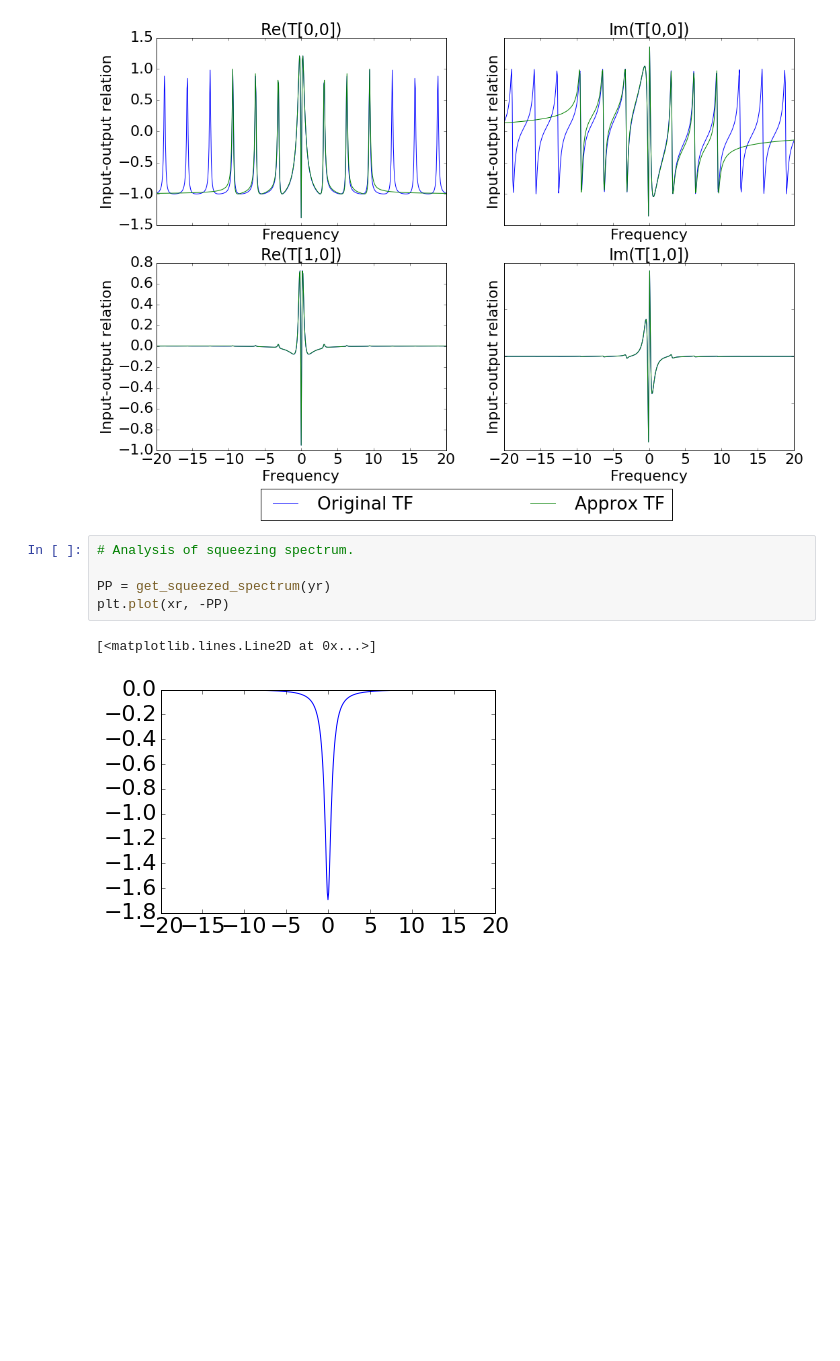
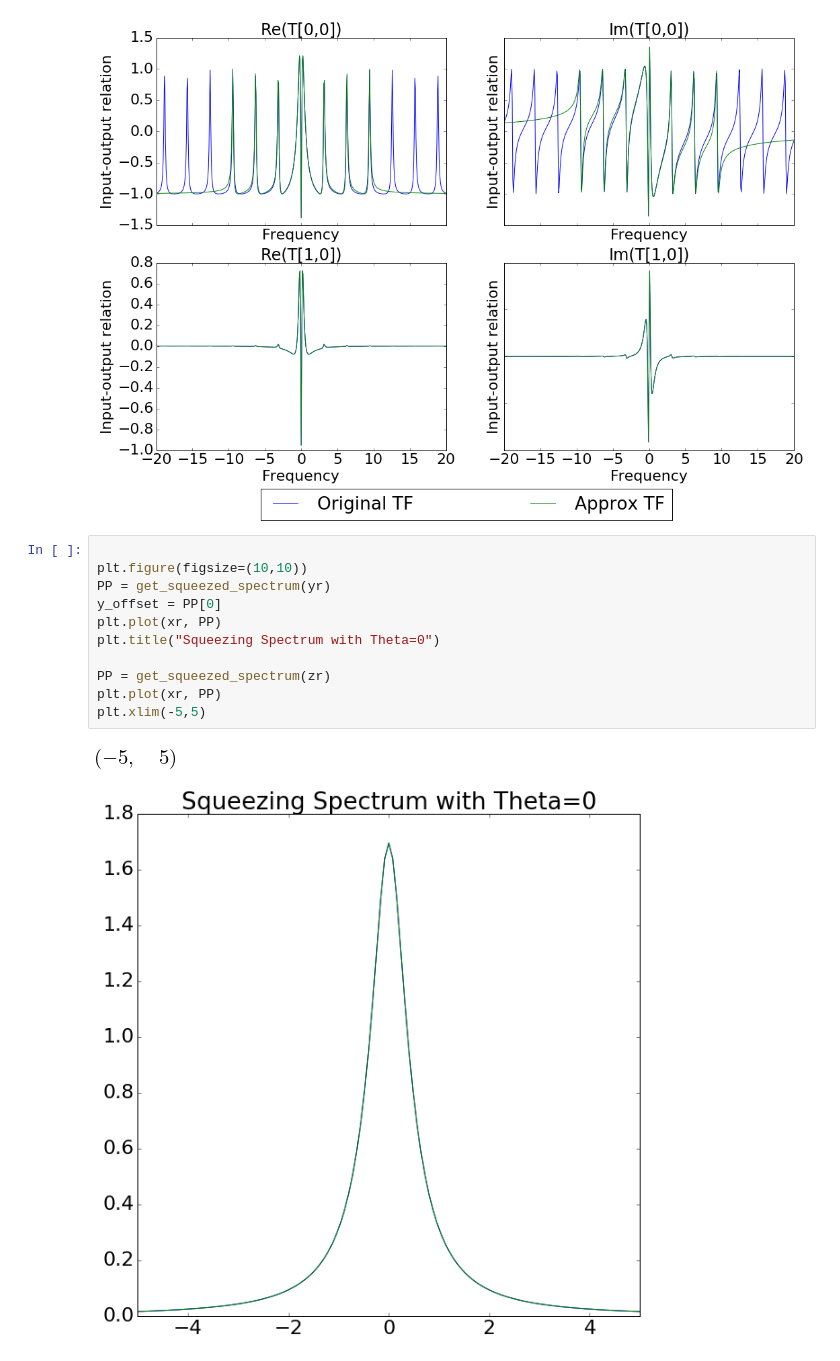
Before and after one commit to tabakg/active_lin_sys_fact, a Jupyter notebook: example_1_vector_perturbation.ipynb, the cells around one changed output. Drawn from its saved outputs; the diff is of its cells as text; blank space fills up the shorter version.

```diff
--- a/example_1_vector_perturbation.ipynb
+++ b/example_1_vector_perturbation.ipynb
@@ -705,11 +726,17 @@ for ax in axarr.flat:
     ax.label_outer()
 # %% [output]
 [figure]
-# %%
-# Analysis of squeezing spectrum.
-
-PP = get_squeezed_spectrum(yr)
-plt.plot(xr, -PP)
-# %% [output]
-[<matplotlib.lines.Line2D at 0x...>]
-[figure, removed]
+# %%
+
+plt.figure(figsize=(10,10))
+PP = get_squeezed_spectrum(yr)
+y_offset = PP[0]
+plt.plot(xr, PP)
+plt.title("Squeezing Spectrum with Theta=0")
+
+PP = get_squeezed_spectrum(zr)
+plt.plot(xr, PP)
+plt.xlim(-5,5)
+# %% [output]
+[figure, added]
+[figure, added]
```
Also changed, not shown: parts of 2 cells of this notebook, 3 other files.
